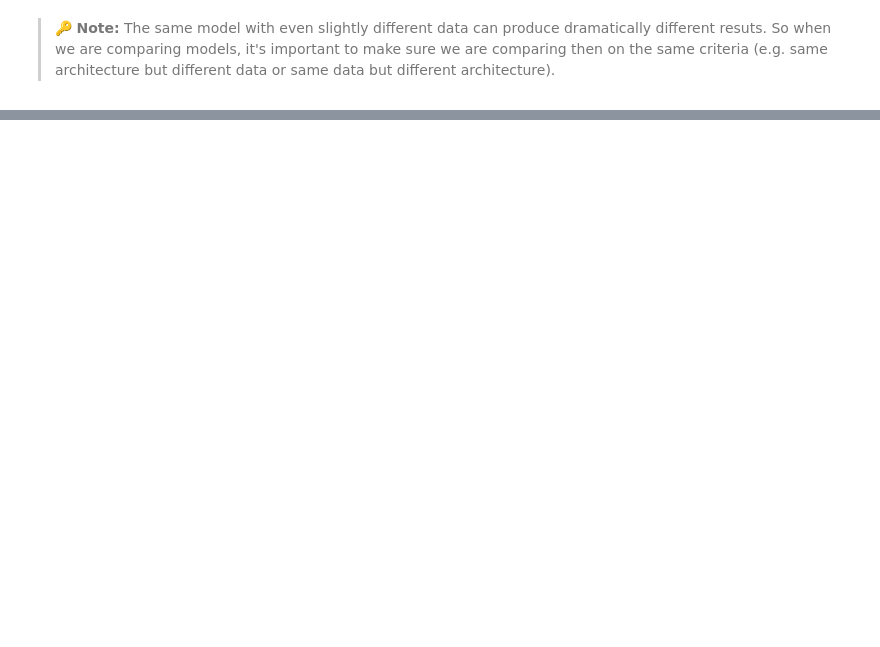
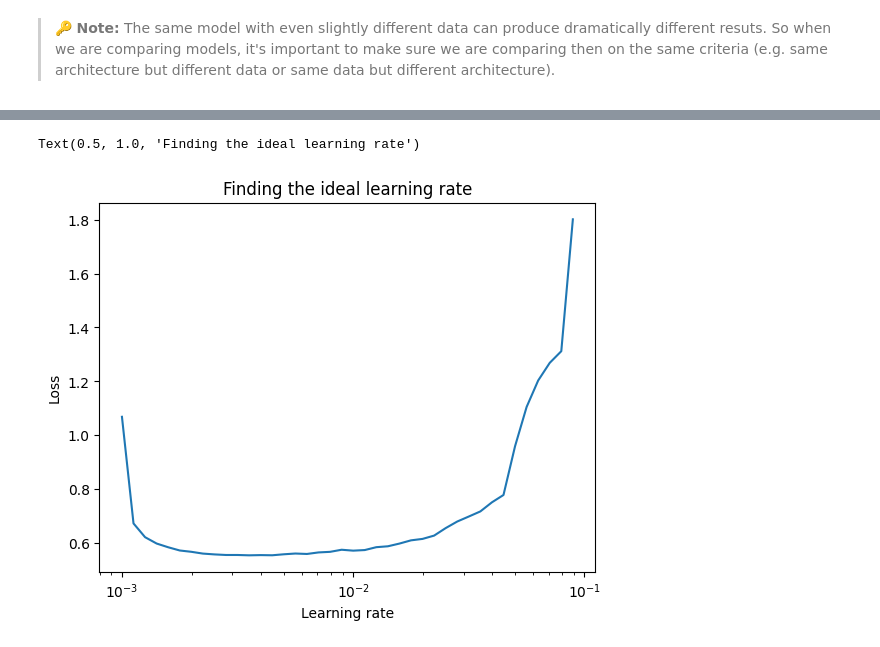
Before and after one commit to Muntasir2179/tensorflow-learning, a Jupyter notebook: 02_neural_network_classification_with_tensorflow_multiclass_classification.ipynb, the cells around one changed output, grey strips where cells are left out. Drawn from its saved outputs; the diff is of its cells as text; code cells hidden in the pictures; blank space fills up the shorter version.

Commit message:
finding ideal learning rate and train and evaluating model

```diff
--- a/02_neural_network_classification_with_tensorflow_multiclass_classification.ipynb
+++ b/02_neural_network_classification_with_tensorflow_multiclass_classification.ipynb
@@ -259,0 +262,25 @@ pd.DataFrame(model_2_history.history).plot(title='Normalized Data')
+# %%
+tf.random.set_seed(42)
+
+# creating the model
+model_3 = tf.keras.Sequential([
+    tf.keras.layers.Flatten(input_shape=(28, 28)),
+    tf.keras.layers.Dense(4, activation='relu'),
+    tf.keras.layers.Dense(4, activation='relu'),
+    tf.keras.layers.Dense(10, activation='softmax')
+])
+
+# compile the model
+model_3.compile(loss=tf.losses.SparseCategoricalCrossentropy(),
+                optimizer=tf.optimizers.Adam(),
+                metrics=['accuracy'])
+
+# creating learning rate scheduler callback
+lr_scheduler = tf.keras.callbacks.LearningRateScheduler(lambda epochs: 1e-3 * 10**(epochs/20))
+
+# fit the model
+model_3_history = model_3.fit(train_data_norm,
+                              train_labels,
+                              epochs=40,
+                              validation_data=(test_data, test_labels),
+                              callbacks=[lr_scheduler])
@@ -259,0 +305,12 @@ pd.DataFrame(model_2_history.history).plot(title='Normalized Data')
+# %%
+# plot the learning rate decay curve
+import matplotlib.pyplot as plt
+
+lrs = 1e-3 * (10**(tf.range(40) / 20))
+plt.semilogx(lrs, model_3_history.history['loss'])
+plt.xlabel('Learning rate')
+plt.ylabel('Loss')
+plt.title('Finding the ideal learning rate')
+# %% [output]
+Text(0.5, 1.0, 'Finding the ideal learning rate')
+[figure, added]
```
Also changed, not shown: parts of 16 cells of this notebook.
